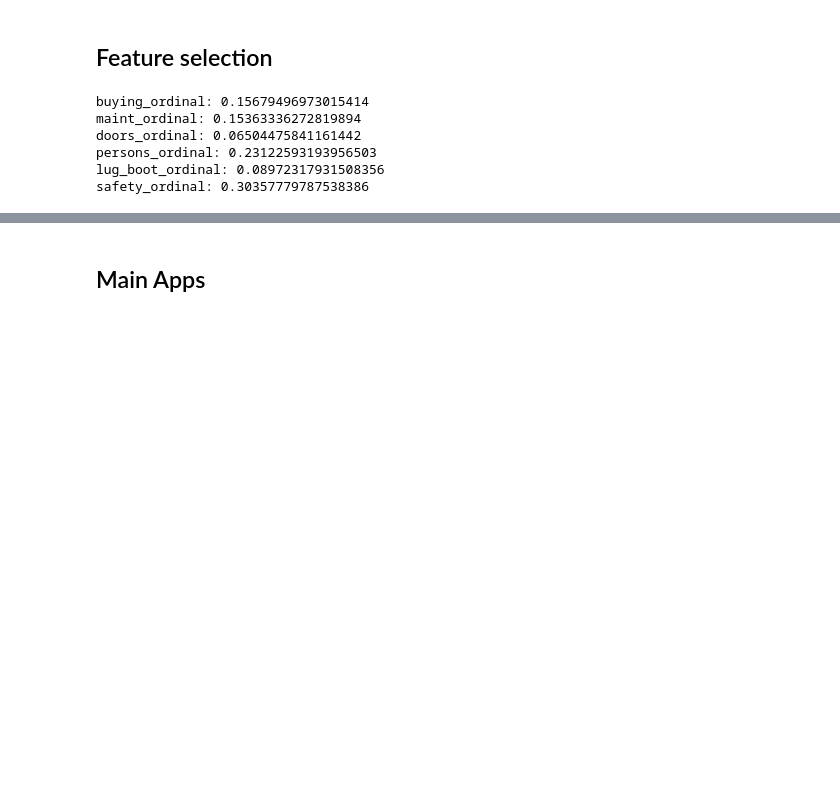
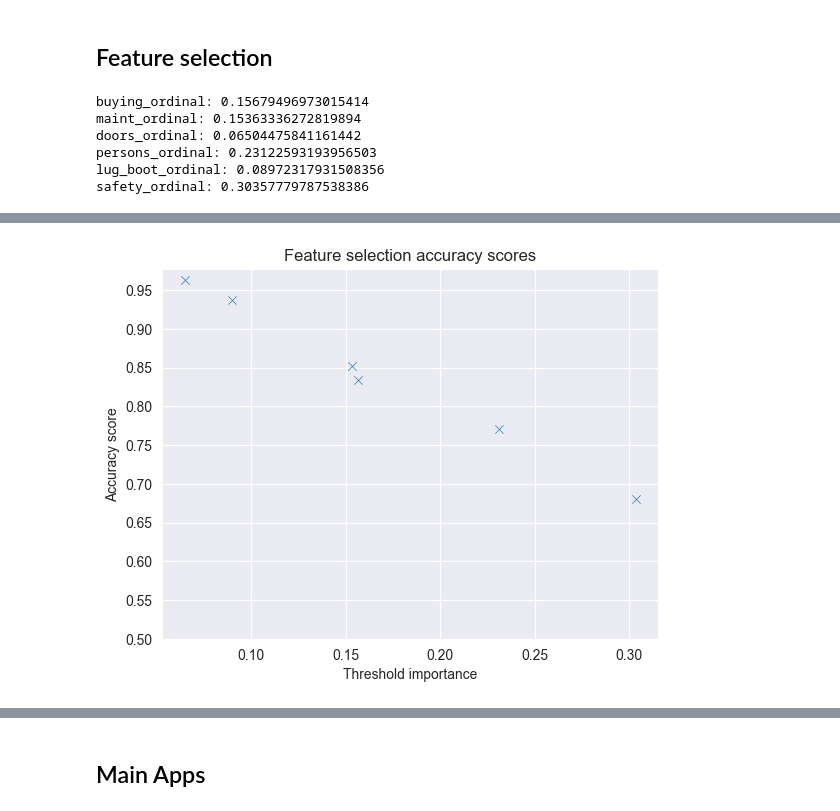
Before and after one commit to ngochaong123/App_python, a Jupyter notebook: Apps.ipynb, the cells around one changed output, grey strips where cells are left out. Drawn from its saved outputs; the diff is of its cells as text; code cells hidden in the pictures; blank space fills up the shorter version.

```diff
--- a/Apps.ipynb
+++ b/Apps.ipynb
@@ -328,0 +428,11 @@ plt.show()
+# %%
+# Plot scatterplot with the accuracies at each threshold value.
+sns.scatterplot(x=feat_importances, y=acc_scores, marker='x')
+sns.set_style('darkgrid')
+plt.yticks(np.arange(0.5, 1, 0.05))
+plt.title("Feature selection accuracy scores")
+plt.xlabel("Threshold importance")
+plt.ylabel("Accuracy score")
+plt.show()
+# %% [output]
+[figure, added]
```
Also changed, not shown: parts of 9 cells of this notebook.
